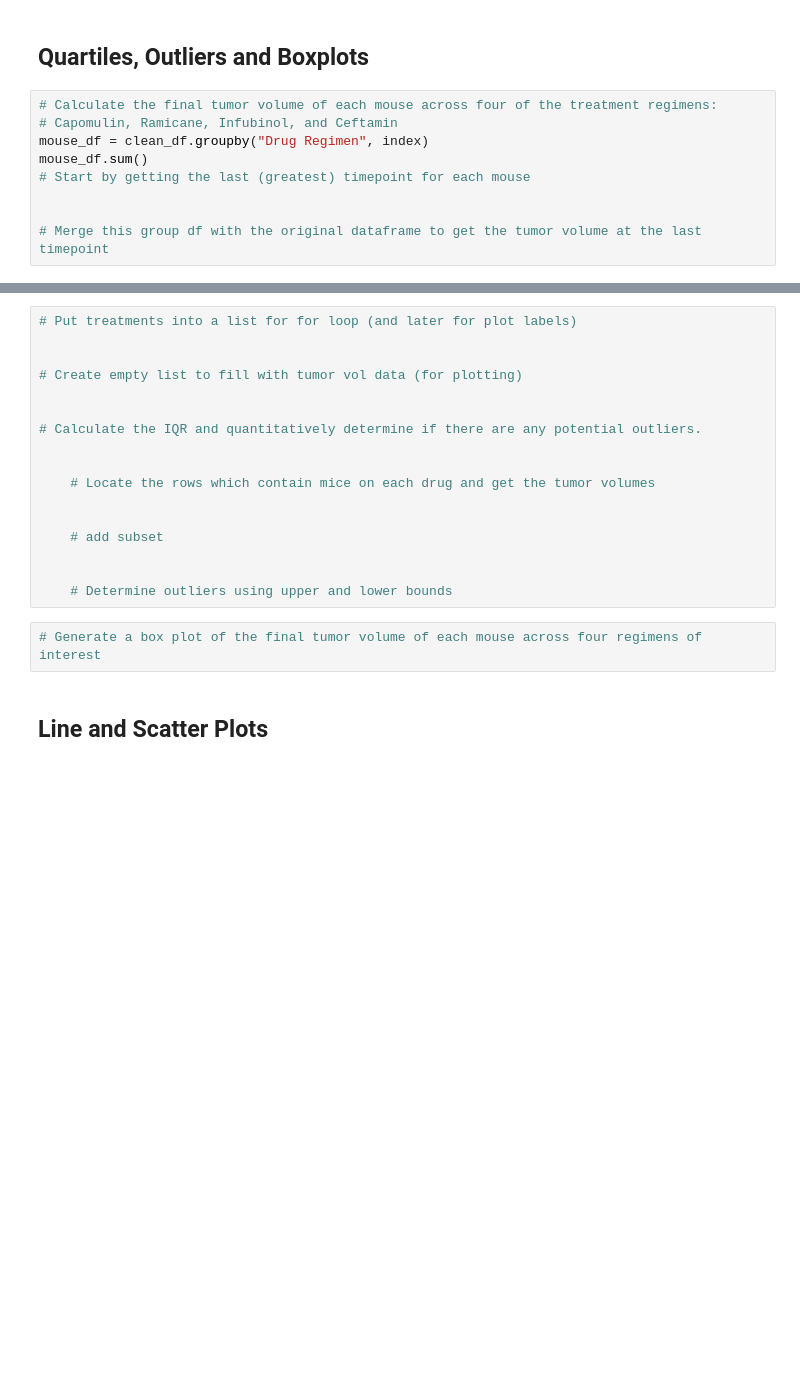
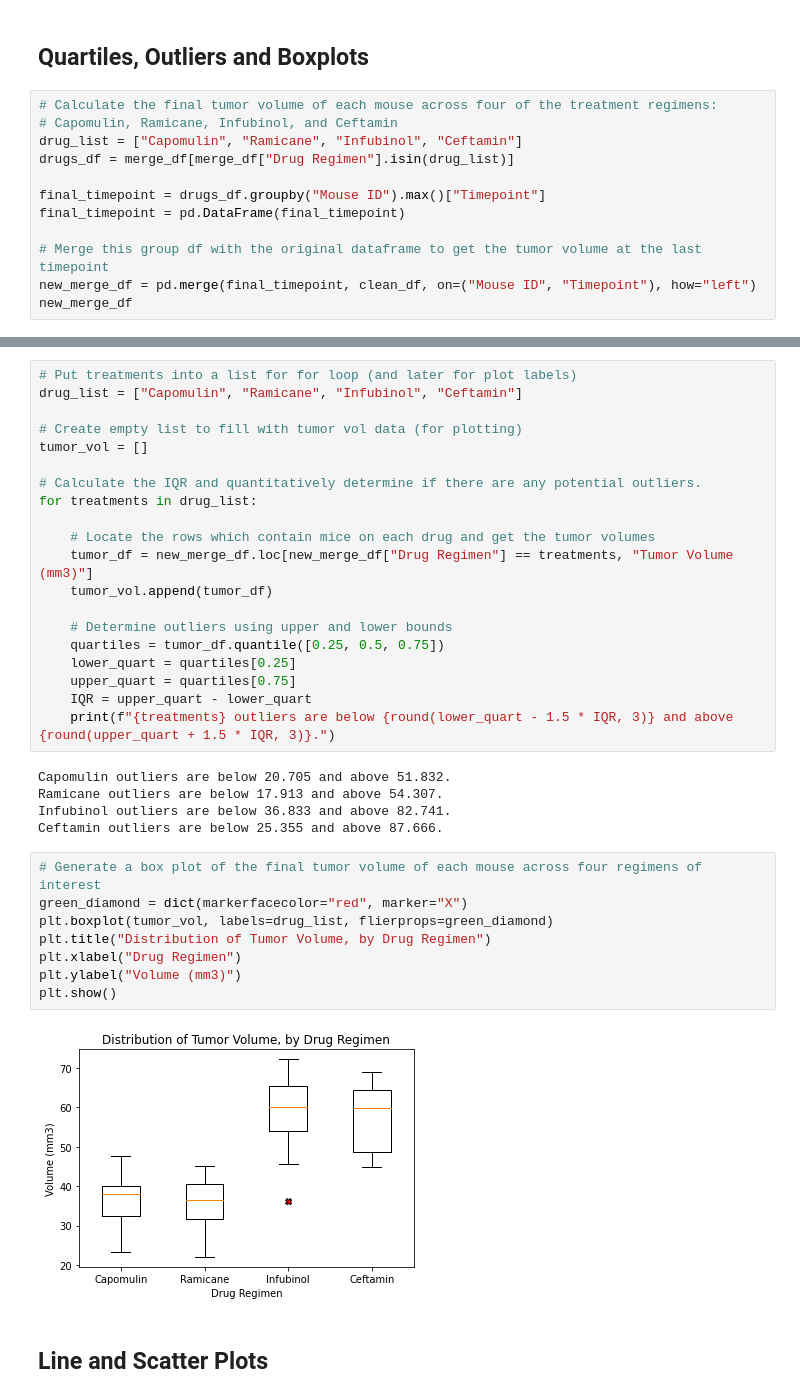
Before and after one commit to rteves0914/Matplotlib-challenge, a Jupyter notebook: Pymaceuticals.ipynb, the cells around one changed output, grey strips where cells are left out. Cells and saved outputs as stored; diff of their text form; blank space fills up the shorter version.

Commit message:
Worked in study group

```diff
--- a/Pymaceuticals.ipynb
+++ b/Pymaceuticals.ipynb
@@ -190,10 +193,13 @@ plt.legend(loc="best")
 # %%
 # Calculate the final tumor volume of each mouse across four of the treatment regimens:
 # Capomulin, Ramicane, Infubinol, and Ceftamin
-mouse_df = clean_df.groupby("Drug Regimen", index)
-mouse_df.sum()
-# Start by getting the last (greatest) timepoint for each mouse
+drug_list = ["Capomulin", "Ramicane", "Infubinol", "Ceftamin"]
+drugs_df = merge_df[merge_df["Drug Regimen"].isin(drug_list)]
 
+final_timepoint = drugs_df.groupby("Mouse ID").max()["Timepoint"]
+final_timepoint = pd.DataFrame(final_timepoint)
 
 # Merge this group df with the original dataframe to get the tumor volume at the last timepoint
+new_merge_df = pd.merge(final_timepoint, clean_df, on=("Mouse ID", "Timepoint"), how="left")
+new_merge_df
 # %% [output]
@@ -201,22 +220,38 @@ NameError: name 'index' is not defined
 # %%
 # Put treatments into a list for for loop (and later for plot labels)
-
+drug_list = ["Capomulin", "Ramicane", "Infubinol", "Ceftamin"]
 
 # Create empty list to fill with tumor vol data (for plotting)
-
+tumor_vol = []
 
 # Calculate the IQR and quantitatively determine if there are any potential outliers.
-
+for treatments in drug_list:
 
     # Locate the rows which contain mice on each drug and get the tumor volumes
-
-
-    # add subset
-
+    tumor_df = new_merge_df.loc[new_merge_df["Drug Regimen"] == treatments, "Tumor Volume (mm3)"]
+    tumor_vol.append(tumor_df)
 
     # Determine outliers using upper and lower bounds
+    quartiles = tumor_df.quantile([0.25, 0.5, 0.75])
+    lower_quart = quartiles[0.25]
+    upper_quart = quartiles[0.75]
+    IQR = upper_quart - lower_quart
+    print(f"{treatments} outliers are below {round(lower_quart - 1.5 * IQR, 3)} and above {round(upper_quart + 1.5 * IQR, 3)}.")
+# %% [output]
+Capomulin outliers are below 20.705 and above 51.832.
+Ramicane outliers are below 17.913 and above 54.307.
+Infubinol outliers are below 36.833 and above 82.741.
+Ceftamin outliers are below 25.355 and above 87.666.
 # %%
 # Generate a box plot of the final tumor volume of each mouse across four regimens of interest
+green_diamond = dict(markerfacecolor="red", marker="X")
+plt.boxplot(tumor_vol, labels=drug_list, flierprops=green_diamond)
+plt.title("Distribution of Tumor Volume, by Drug Regimen")
+plt.xlabel("Drug Regimen")
+plt.ylabel("Volume (mm3)")
+plt.show()
+# %% [output]
+[figure, added]
 # %% [markdown]
 ## Line and Scatter Plots
 # %%
```
Also changed, not shown: parts of 9 cells of this notebook.
